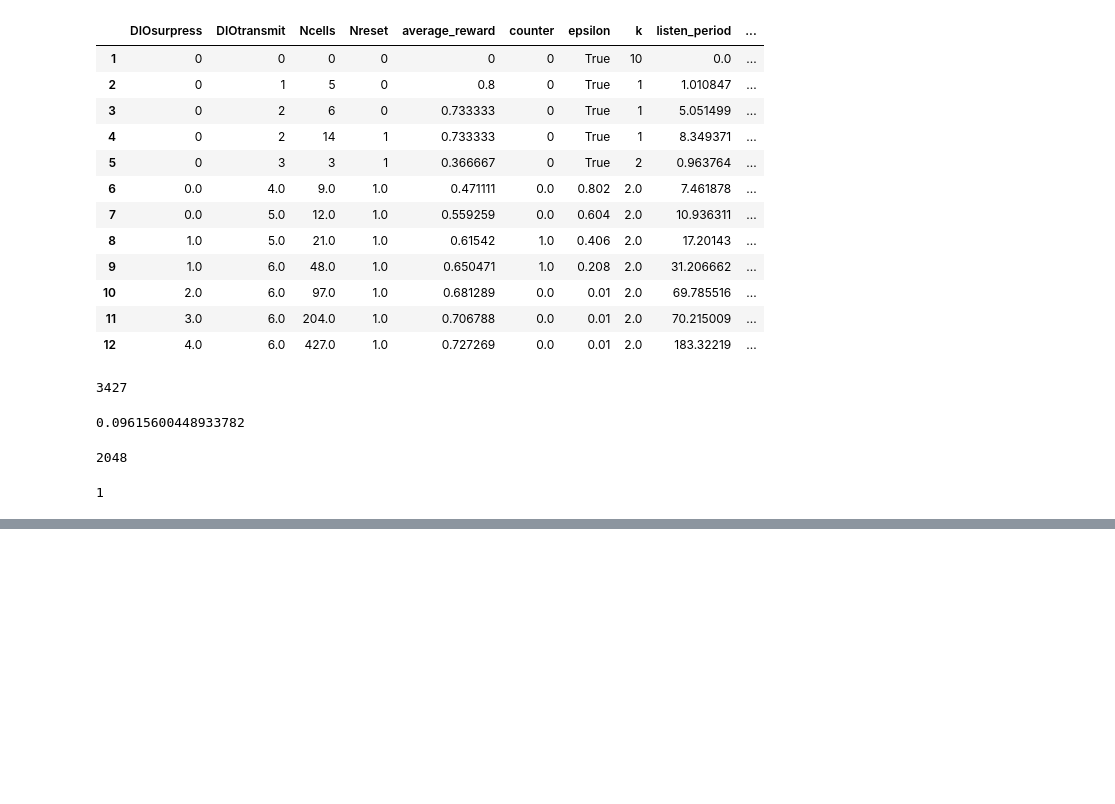
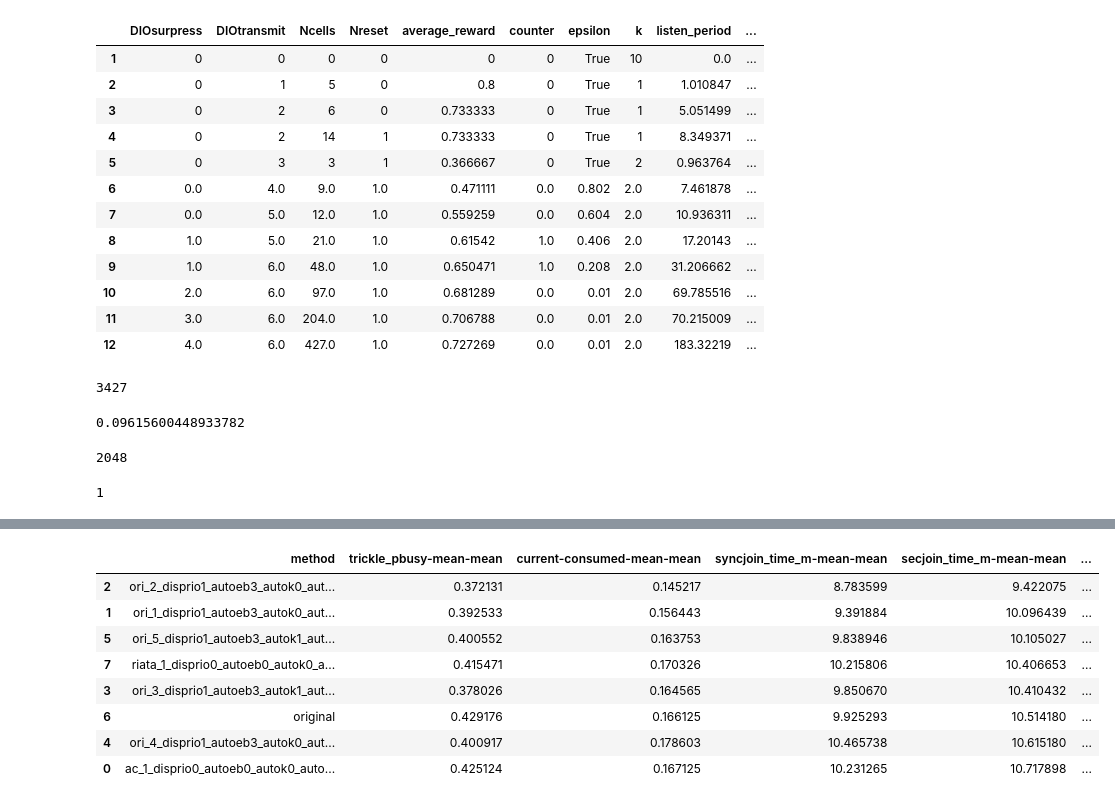
Before and after one commit to FXKevinK/iotlab-ed, a Jupyter notebook: notebook/test.ipynb, the cells around one changed output, grey strips where cells are left out. Saved outputs shown, nothing was run; the diff lists cells and outputs as text; code cells hidden in the pictures; blank space fills up the shorter version.

```diff
--- a/notebook/test.ipynb
+++ b/notebook/test.ipynb
@@ -572,0 +718,17 @@ nbr: 9 n: 0.06 -> eb: 0.66
+# %%
+import pandas as pd
+
+df = pd.read_csv('../simulator/bin/simData/comparison_merged.csv', sep='\t')
+df['method'] = df['method'].str.replace('_exp3_random3_runs1_motes50_minutes30', '')
+df.sort_values(by='rpljoin_time_m-mean-mean', inplace=True)
+df
+# %% [output]
+|  | method | trickle_pbusy-mean-mean | current-consumed-mean-mean | syncjoin_time_m-mean-mean | secjoin_time_m-mean-mean | ... |
+| 2 | ori_2_disprio1_autoeb3_autok0_aut... | 0.372131 | 0.145217 | 8.783599 | 9.422075 | ... |
+| 1 | ori_1_disprio1_autoeb3_autok0_aut... | 0.392533 | 0.156443 | 9.391884 | 10.096439 | ... |
+| 5 | ori_5_disprio1_autoeb3_autok1_aut... | 0.400552 | 0.163753 | 9.838946 | 10.105027 | ... |
+| 7 | riata_1_disprio0_autoeb0_autok0_a... | 0.415471 | 0.170326 | 10.215806 | 10.406653 | ... |
+| 3 | ori_3_disprio1_autoeb3_autok1_aut... | 0.378026 | 0.164565 | 9.850670 | 10.410432 | ... |
+| 6 | original | 0.429176 | 0.166125 | 9.925293 | 10.514180 | ... |
+| 4 | ori_4_disprio1_autoeb3_autok0_aut... | 0.400917 | 0.178603 | 10.465738 | 10.615180 | ... |
+| 0 | ac_1_disprio0_autoeb0_autok0_auto... | 0.425124 | 0.167125 | 10.231265 | 10.717898 | ... |
```
Also changed, not shown: parts of 15 cells of this notebook, 33 other files.
